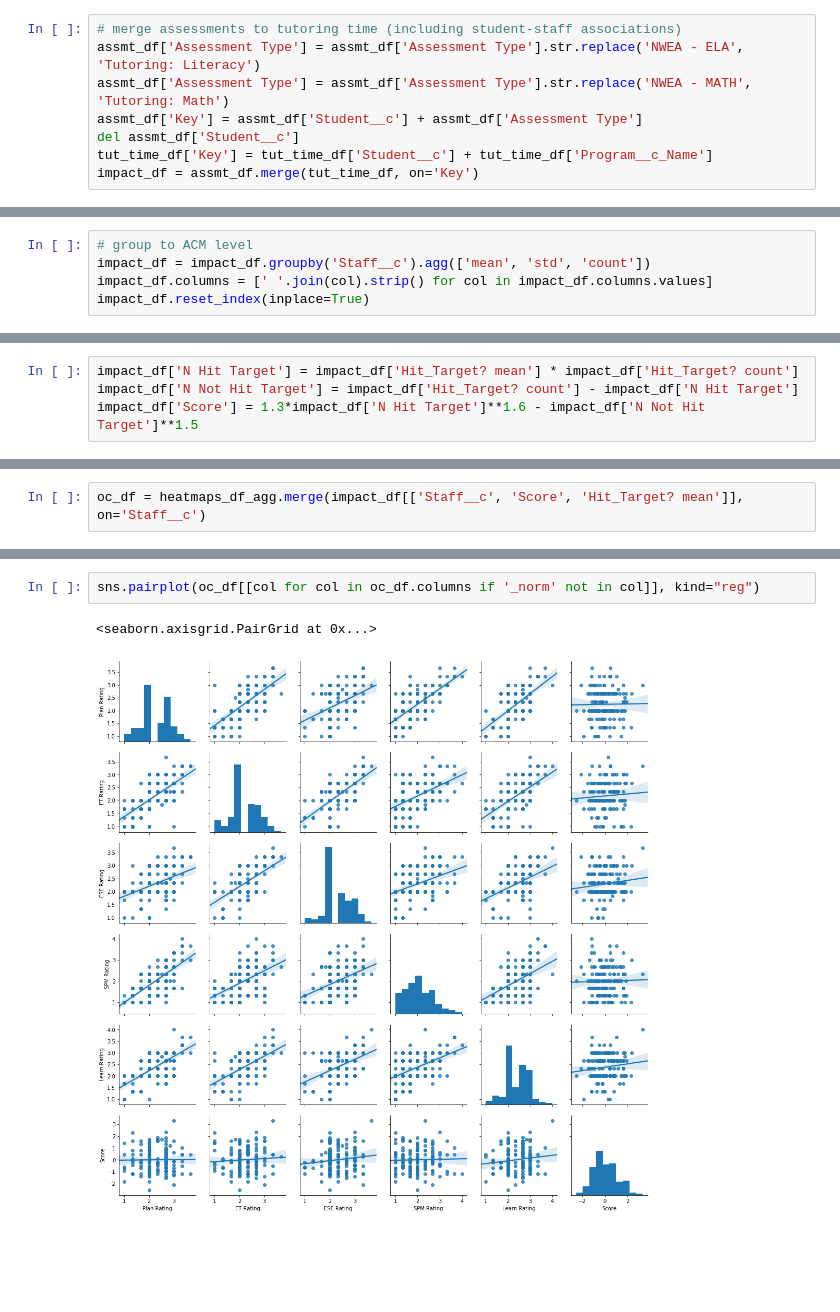
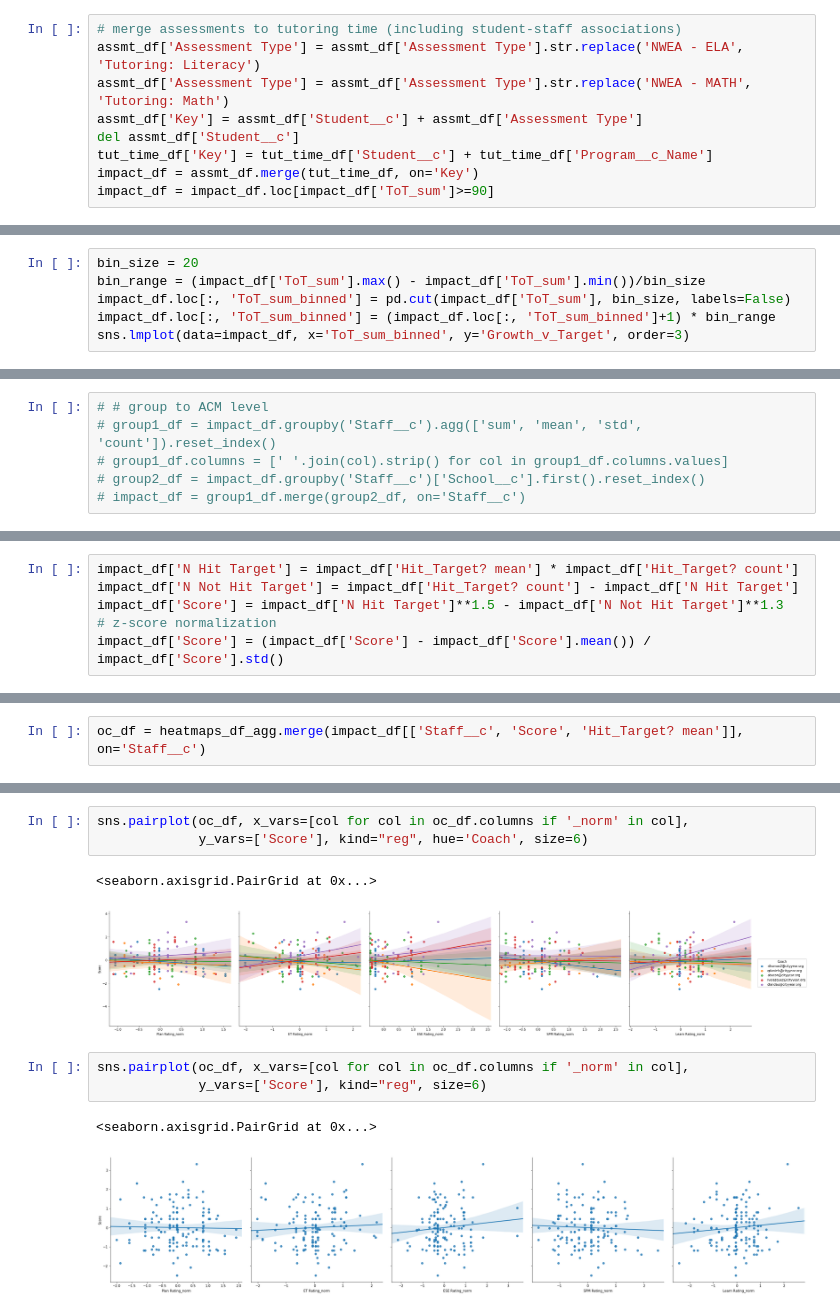
Before and after one commit to chrisluedtke/CityYear-ACM-Analysis, a Jupyter notebook: Analysis.ipynb, the cells around one changed output, grey strips where cells are left out. Saved outputs shown, nothing was run; the diff lists cells and outputs as text; blank space fills up the shorter version.

Commit message:
overdue update, also added some commute visuals

```diff
--- a/Analysis.ipynb
+++ b/Analysis.ipynb
@@ -44,3 +55,4 @@ assmt_df['Key'] = assmt_df['Student__c'] + assmt_df['Assessment Type']
 del assmt_df['Student__c']
 tut_time_df['Key'] = tut_time_df['Student__c'] + tut_time_df['Program__c_Name']
 impact_df = assmt_df.merge(tut_time_df, on='Key')
+impact_df = impact_df.loc[impact_df['ToT_sum']>=90]
@@ -46,0 +159,6 @@ impact_df = assmt_df.merge(tut_time_df, on='Key')
+# %%
+bin_size = 20
+bin_range = (impact_df['ToT_sum'].max() - impact_df['ToT_sum'].min())/bin_size
+impact_df.loc[:, 'ToT_sum_binned'] = pd.cut(impact_df['ToT_sum'], bin_size, labels=False)
+impact_df.loc[:, 'ToT_sum_binned'] = (impact_df.loc[:, 'ToT_sum_binned']+1) * bin_range
+sns.lmplot(data=impact_df, x='ToT_sum_binned', y='Growth_v_Target', order=3)
@@ -47,5 +176,6 @@ impact_df = assmt_df.merge(tut_time_df, on='Key')
 # %%
-# group to ACM level
-impact_df = impact_df.groupby('Staff__c').agg(['mean', 'std', 'count'])
-impact_df.columns = [' '.join(col).strip() for col in impact_df.columns.values]
-impact_df.reset_index(inplace=True)
+# # group to ACM level
+# group1_df = impact_df.groupby('Staff__c').agg(['sum', 'mean', 'std', 'count']).reset_index()
+# group1_df.columns = [' '.join(col).strip() for col in group1_df.columns.values]
+# group2_df = impact_df.groupby('Staff__c')['School__c'].first().reset_index()
+# impact_df = group1_df.merge(group2_df, on='Staff__c')
@@ -55,7 +187,9 @@ Place greater value on N students who met target, penalize for N students who mi
 # %%
 impact_df['N Hit Target'] = impact_df['Hit_Target? mean'] * impact_df['Hit_Target? count']
 impact_df['N Not Hit Target'] = impact_df['Hit_Target? count'] - impact_df['N Hit Target']
-impact_df['Score'] = 1.3*impact_df['N Hit Target']**1.6 - impact_df['N Not Hit Target']**1.5
+impact_df['Score'] = impact_df['N Hit Target']**1.5 - impact_df['N Not Hit Target']**1.3
+# z-score normalization
+impact_df['Score'] = (impact_df['Score'] - impact_df['Score'].mean()) / impact_df['Score'].std()
 # %%
 impact_df['Score'].hist()
 # %% [output]
@@ -119,5 +266,12 @@ oc_df = heatmaps_df_agg.merge(impact_df[['Staff__c', 'Score', 'Hit_Target? mean'
+# %%
+sns.pairplot(oc_df, x_vars=[col for col in oc_df.columns if '_norm' in col],
+             y_vars=['Score'], kind="reg", hue='Coach', size=6)
+# %% [output]
+<seaborn.axisgrid.PairGrid at 0x...>
+[figure, added]
 # %%
-sns.pairplot(oc_df[[col for col in oc_df.columns if '_norm' not in col]], kind="reg")
+sns.pairplot(oc_df, x_vars=[col for col in oc_df.columns if '_norm' in col],
+             y_vars=['Score'], kind="reg", size=6)
 # %% [output]
 <seaborn.axisgrid.PairGrid at 0x...>
-[figure, old version]
+[figure, new version]
```
Also changed, not shown: parts of 51 cells of this notebook.
